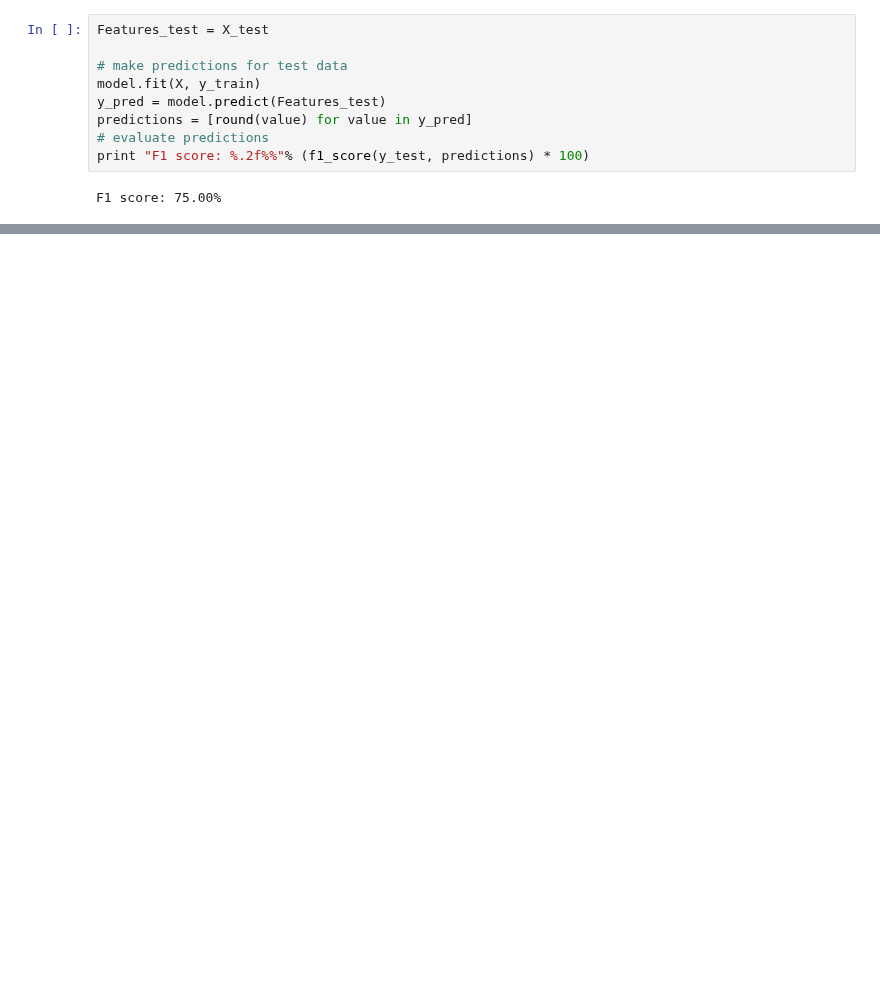
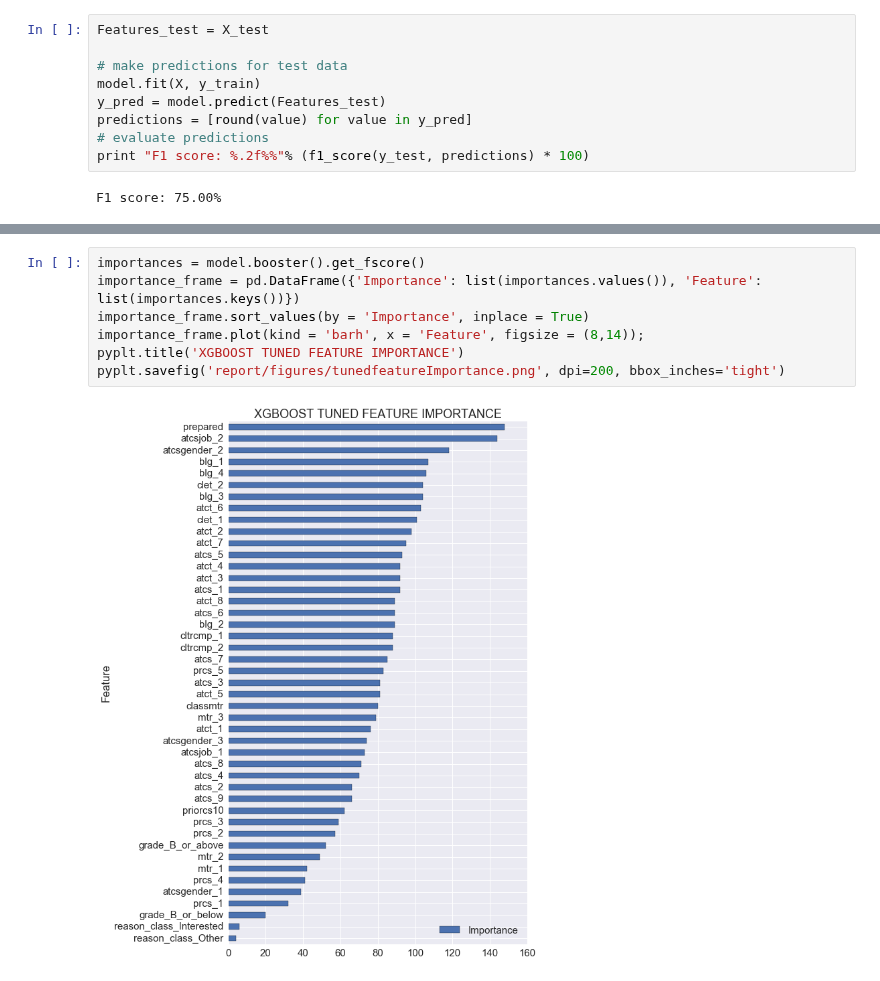
Before and after one commit to omoju/IntroCSExperiencePrediction, a Jupyter notebook: genderedCSExperience.ipynb, the cells around one changed output, grey strips where cells are left out. Drawn from its saved outputs; the diff is of its cells as text; blank space fills up the shorter version.

```diff
--- a/genderedCSExperience.ipynb
+++ b/genderedCSExperience.ipynb
@@ -584 +581,10 @@ g.render('report/figures/Tuned_model_graph', view=True)
+# %%
+importances = model.booster().get_fscore()
+importance_frame = pd.DataFrame({'Importance': list(importances.values()), 'Feature': list(importances.keys())})
+importance_frame.sort_values(by = 'Importance', inplace = True)
+importance_frame.plot(kind = 'barh', x = 'Feature', figsize = (8,14));
+pyplt.title('XGBOOST TUNED FEATURE IMPORTANCE')
+pyplt.savefig('report/figures/tunedfeatureImportance.png', dpi=200, bbox_inches='tight')
+# %% [output]
+[figure, added]
 # %%
```
Also changed, not shown: parts of 5 cells of this notebook, 5 other files.
